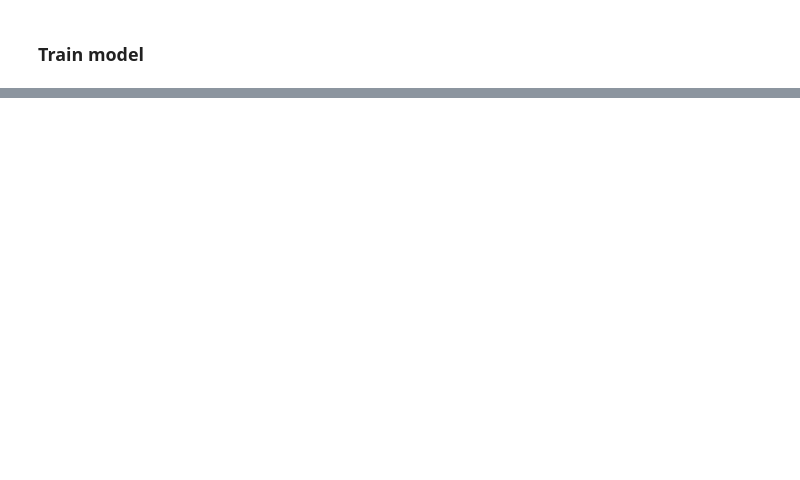
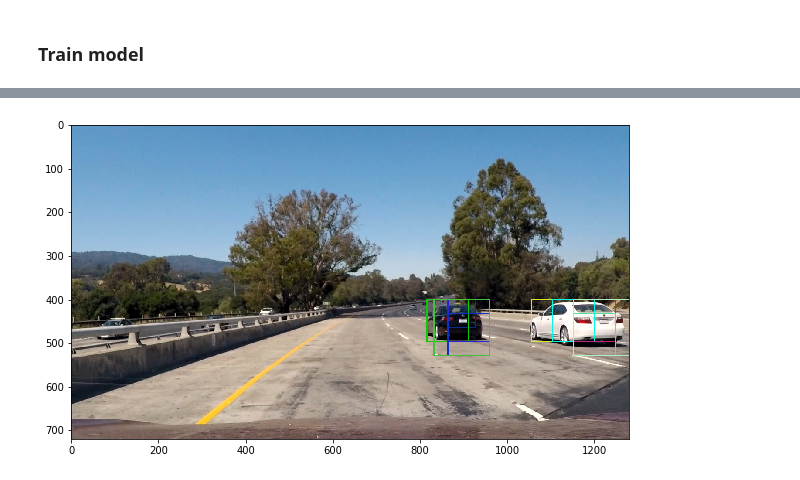
Before and after one commit to logancyang/vehicle-detection, a Jupyter notebook: find_car.ipynb, the cells around one changed output, grey strips where cells are left out. Cells and saved outputs as stored; diff of their text form; code cells hidden in the pictures; blank space fills up the shorter version.

```diff
--- a/find_car.ipynb
+++ b/find_car.ipynb
@@ -347,0 +469,25 @@ plt.imshow(out_img)
+# %%
+params = [
+    (400, 464, 1.0), (416, 480, 1.0), (400, 496, 1.5), (432, 528, 1.5), (400, 528, 2.0),
+    (432, 560, 2.0), (400, 596, 3.5), (464, 660, 3.5)
+]
+
+def find_cars_by_params(img, param, svc, cspace, orient,
+              pix_per_cell, cell_per_block, hog_channel):
+    return find_cars(img, param[0], param[1], param[2], svc, cspace, orient,
+              pix_per_cell, cell_per_block, hog_channel)
+
+rectangles = []
+for param in params:
+    rectangles.append(
+        find_cars_by_params(test_img, param, svc, CSPACE, ORIENT, PIX_PER_CELL, CELL_PER_BLOCK, HOG_CHANNEL)
+    )
+
+
+# apparently this is the best way to flatten a list of lists
+rectangles = [item for sublist in rectangles for item in sublist]
+test_img_rects = draw_boxes(test_img, rectangles, color='random', thick=2)
+plt.figure(figsize=(10,10))
+plt.imshow(test_img_rects)
+plt.show()
+# %% [output]
@@ -347,0 +496 @@ plt.imshow(out_img)
+[figure, added]
```
Also changed, not shown: parts of 35 cells of this notebook.
